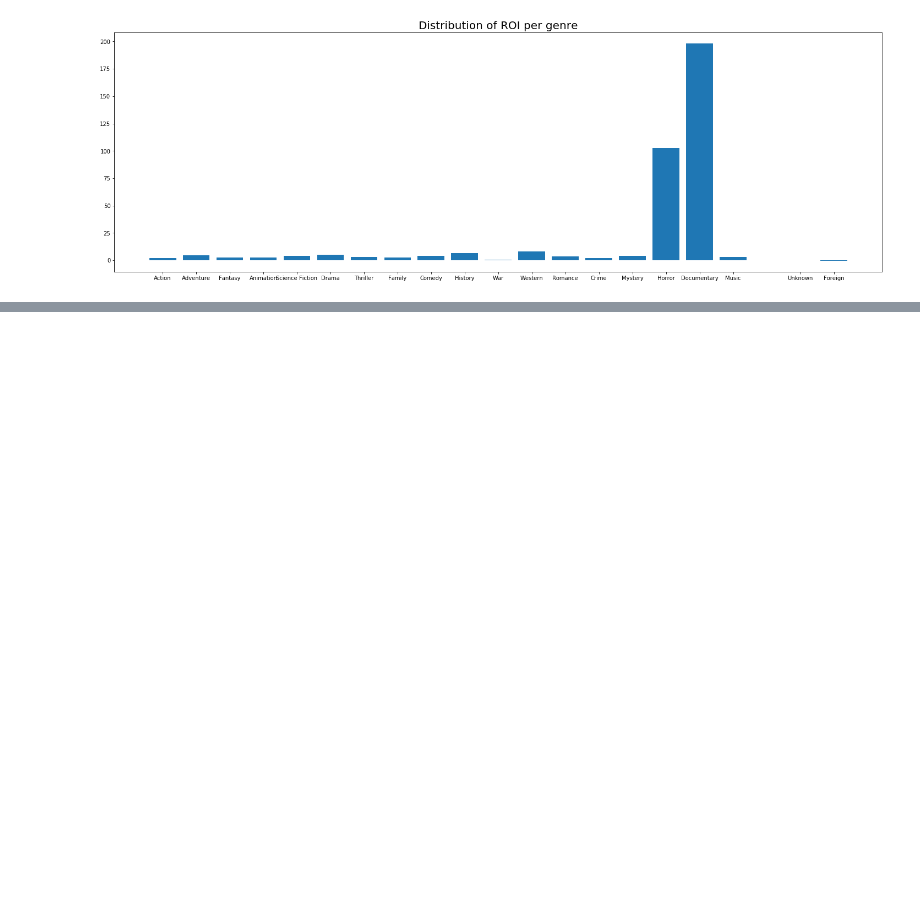
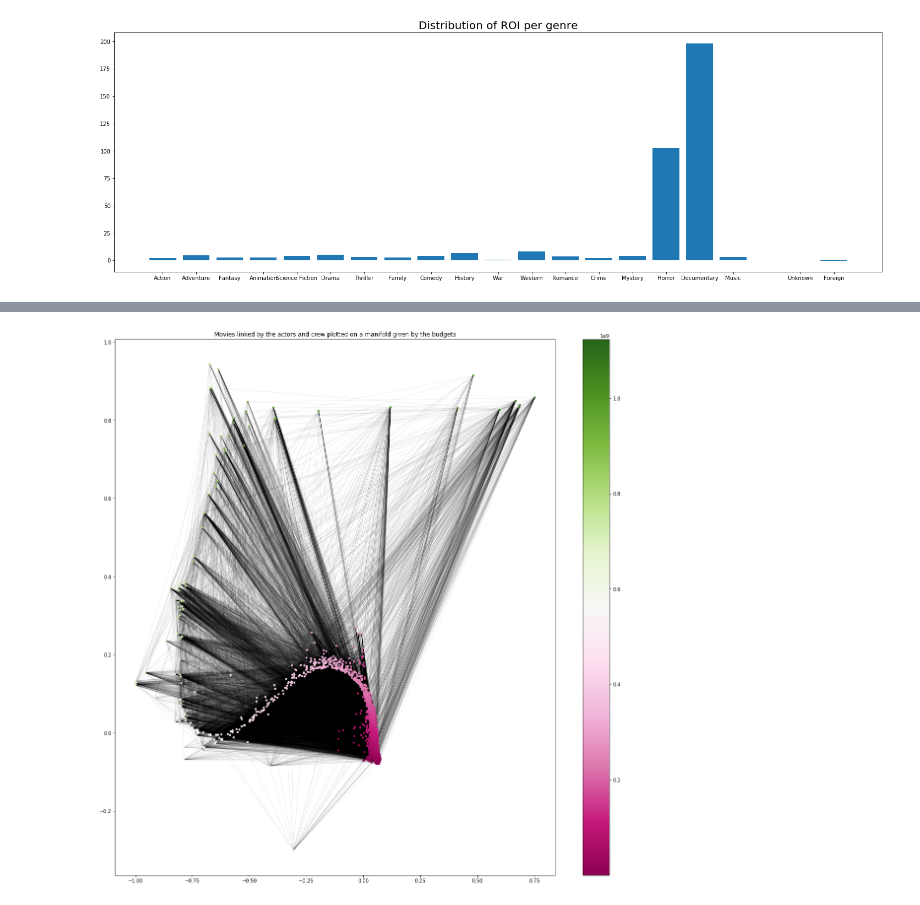
Before and after one commit to swouf/ntds_IMDb_team4, a Jupyter notebook: test_notebook.ipynb, the cells around one changed output, grey strips where cells are left out. Cells and saved outputs as stored; diff of their text form; code cells hidden in the pictures; blank space fills up the shorter version.

```diff
--- a/test_notebook.ipynb
+++ b/test_notebook.ipynb
@@ -161,0 +165,3 @@ Text(0.5,1.05,'Reordered with Kmeans adjacency matrix of the movies connected by
+# %%
+features_movies=ldata.load_features();
+adjacencyActorsCrew=ldata.make_adjacency_from_feature_matrix(features_movies)
@@ -161,0 +170,20 @@ Text(0.5,1.05,'Reordered with Kmeans adjacency matrix of the movies connected by
+# %%
+graphActorsCrew = nx.from_numpy_matrix(adjacencyActorsCrew)
+graphBudget = nx.from_numpy_matrix(adjacencyBudget)
+
+nodesGc = max(nx.connected_components(graphBudget), key=len)
+
+graphBudget = nx.subgraph(graphBudget, nodesGc)
+graphActorsCrew = nx.subgraph(graphActorsCrew, nodesGc)
+
+coordsBudget = nx.spring_layout(graphBudget,k=0.03)
+
+plt.figure(figsize=(20, 20))
+labels = movies_filtered_by_budget['revenue'].iloc[np.sort(nx.nodes(graphActorsCrew))]
+im=nx.draw_networkx_nodes(graphActorsCrew, coordsBudget, node_size=10, node_color=labels, cmap='PiYG')
+nx.draw_networkx_edges(graphActorsCrew, coordsBudget, alpha=0.1, width=0.7)
+plt.title('Movies linked by the actors and crew plotted on a manifold given by the budgets')
+plt.colorbar(im);
+plt.savefig('./pictures/graph_movies_plot_on_budget.png', dpi=300)
+# %% [output]
+[figure, added]
```
Also changed, not shown: parts of 10 cells of this notebook, 7 other files.
